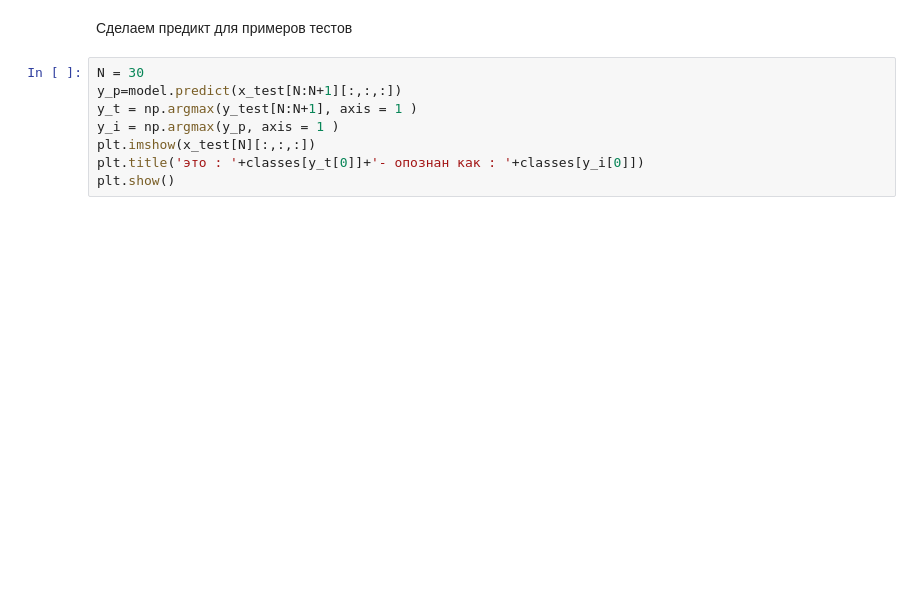
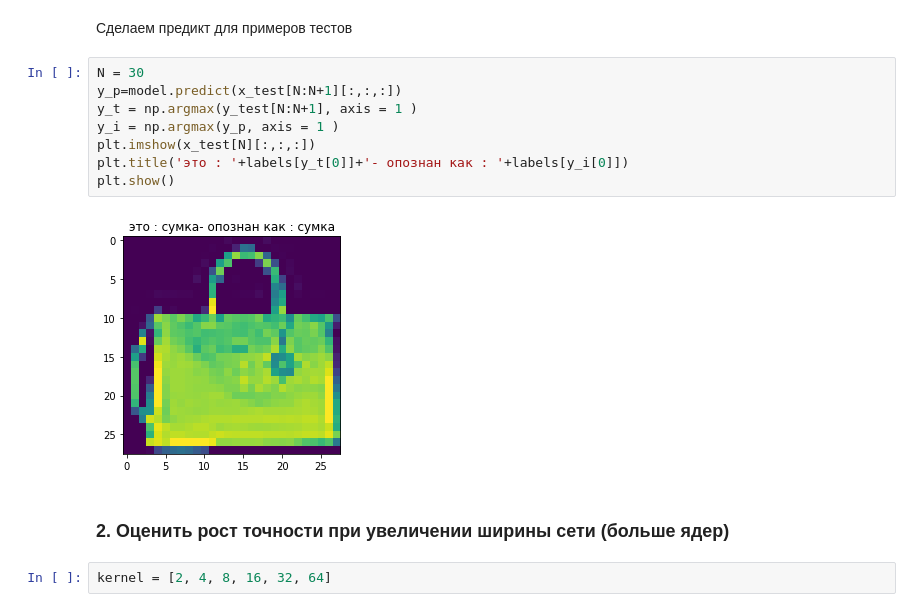
Before and after one commit to myselfadmirer/Neural_networks, a Jupyter notebook: lesson4/lesson4.ipynb, the cells around one changed output. Drawn from its saved outputs; the diff is of its cells as text; blank space fills up the shorter version.

```diff
--- a/lesson4/lesson4.ipynb
+++ b/lesson4/lesson4.ipynb
@@ -208,8 +178,14 @@ Epoch 2/5
 # %%
 N = 30
 y_p=model.predict(x_test[N:N+1][:,:,:])
 y_t = np.argmax(y_test[N:N+1], axis = 1 )
 y_i = np.argmax(y_p, axis = 1 )
 plt.imshow(x_test[N][:,:,:])
-plt.title('это : '+classes[y_t[0]]+'- опознан как : '+classes[y_i[0]])
+plt.title('это : '+labels[y_t[0]]+'- опознан как : '+labels[y_i[0]])
 plt.show()
+# %% [output]
+[figure, added]
+# %% [markdown]
+### 2. Оценить рост точности при увеличении ширины сети (больше ядер)
+# %%
+kernel = [2, 4, 8, 16, 32, 64]
```
Also changed, not shown: parts of 30 cells of this notebook.
